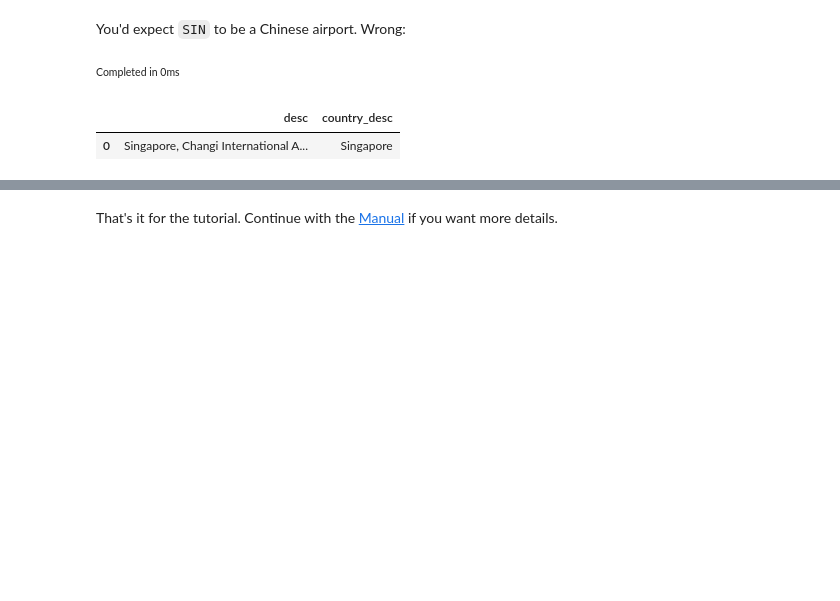
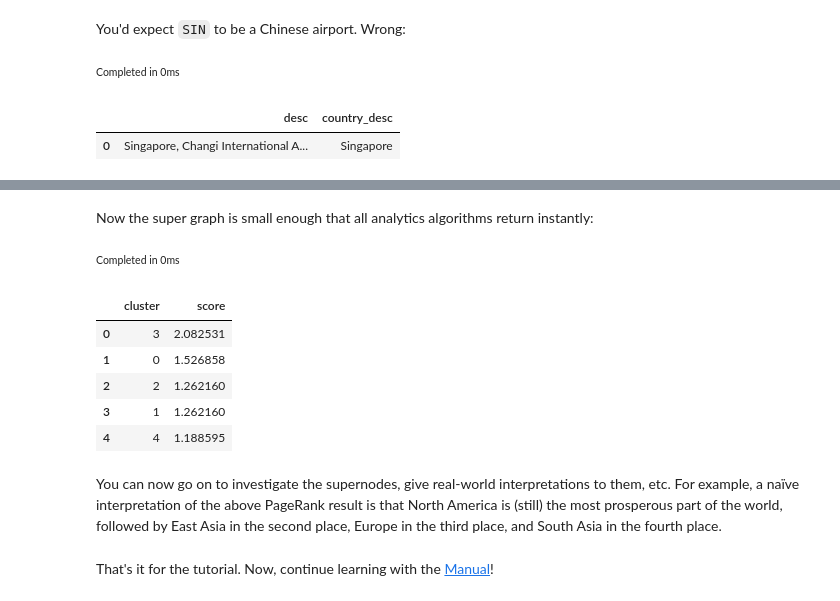
Before and after one commit to cozodb/cozo, a Jupyter notebook: docs/tutorial/tutorial.ipynb, the cells around one changed output, grey strips where cells are left out. Cells and saved outputs as stored; diff of their text form; code cells hidden in the pictures; blank space fills up the shorter version.

Commit message:
update manual

```diff
--- a/docs/tutorial/tutorial.ipynb
+++ b/docs/tutorial/tutorial.ipynb
@@ -1392,2 +1426,21 @@ Completed in 0ms
+# %% [markdown]
+Now the super graph is small enough that all analytics algorithms return instantly:
+# %%
+?[cluster, score] <~ PageRank(*super_route[])
+:order -score
+:limit 5
+# %% [output]
+Completed in 0ms
+|  | cluster | score |
+| 0 | 3 | 2.082531 |
+| 1 | 0 | 1.526858 |
+| 2 | 2 | 1.262160 |
+| 3 | 1 | 1.262160 |
+| 4 | 4 | 1.188595 |
+# %% [markdown]
+You can now go on to investigate the supernodes, give real-world interpretations to them, etc.
+For example, a naïve interpretation of the above PageRank result is that
+North America is (still) the most prosperous part of the world,
+followed by East Asia in the second place, Europe in the third place, and South Asia in the fourth place.
 # %% [markdown]
-That's it for the tutorial. Continue with the [Manual](https://cozodb.github.io/current/manual/index.html) if you want more details.
+That's it for the tutorial. Now, continue learning with the [Manual](https://cozodb.github.io/current/manual/index.html)!
```
Also changed, not shown: parts of 31 cells of this notebook, 1 other file.
